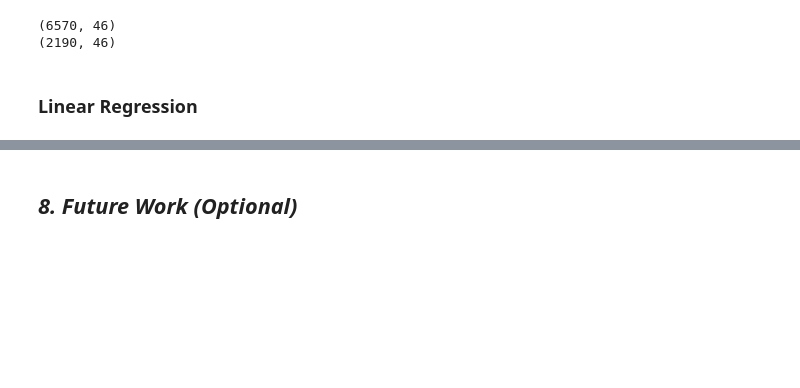
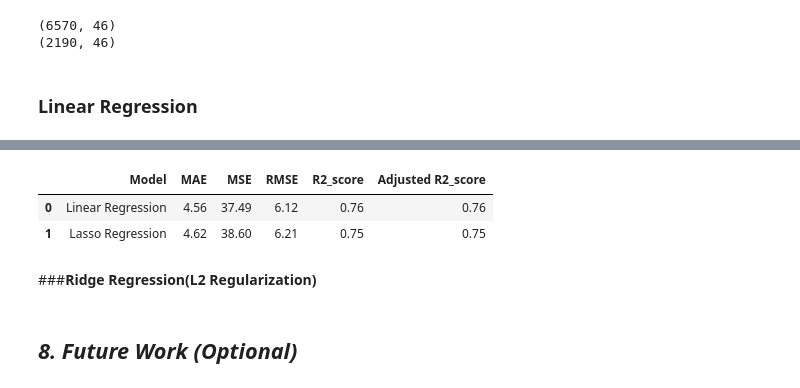
Before and after one commit to shubham19nijwala/Bike_Sharing_Demand_Prediction-Regression, a Jupyter notebook: Bike_Sharing_Demand_Prediction.ipynb, the cells around one changed output, grey strips where cells are left out. Saved outputs shown, nothing was run; the diff lists cells and outputs as text; code cells hidden in the pictures; blank space fills up the shorter version.

```diff
--- a/Bike_Sharing_Demand_Prediction.ipynb
+++ b/Bike_Sharing_Demand_Prediction.ipynb
@@ -833,0 +975,4 @@ print(X_test.shape)
+# %%
+# Prediction
+y_pred_train_lasso= lasso.predict(X_train)
+y_pred_test_lasso= lasso.predict(X_test)
@@ -833,0 +1034,11 @@ print(X_test.shape)
+# %%
+#Storing
+lasso_dict2={'Model':'Lasso Regression','MAE':round(mae_lasso,2),'MSE':round(mse_lasso,2),'RMSE':round(rmse_lasso,2),'R2_score':round(r2_lasso,2),'Adjusted R2_score':round(adjusted_r2_lasso,2)}
+test_df=test_df.append(lasso_dict2,ignore_index=True)
+test_df
+# %% [output]
+|  | Model | MAE | MSE | RMSE | R2_score | Adjusted R2_score |
+| 0 | Linear Regression | 4.56 | 37.49 | 6.12 | 0.76 | 0.76 |
+| 1 | Lasso Regression | 4.62 | 38.60 | 6.21 | 0.75 | 0.75 |
+# %% [markdown]
+###**Ridge Regression(L2 Regularization)**
```
Also changed, not shown: parts of 22 cells of this notebook.
